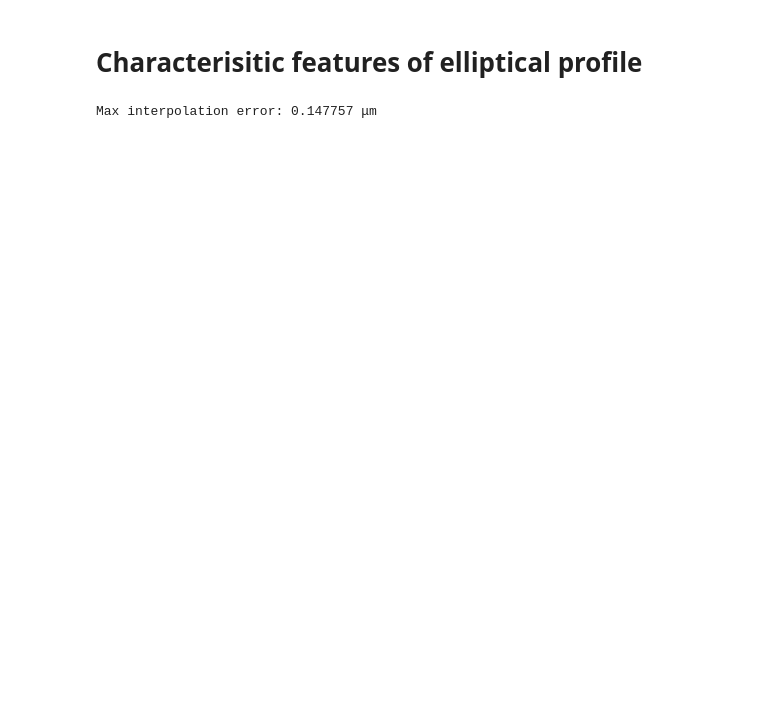
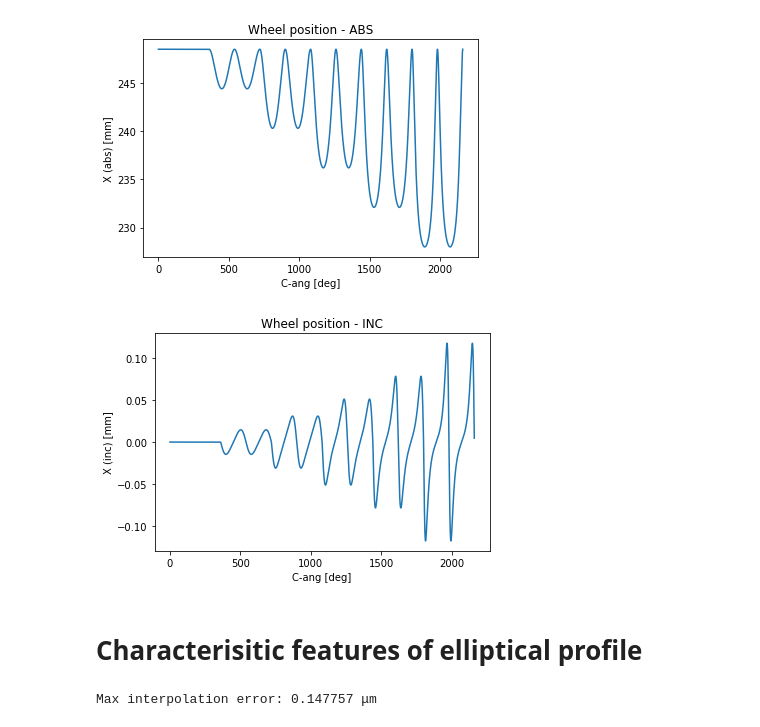
Before and after one commit to mbrijbhushan/cam_profile, a Jupyter notebook: Steer profile.ipynb, the cells around one changed output. Drawn from its saved outputs; the diff is of its cells as text; code cells hidden in the pictures; blank space fills up the shorter version.

```diff
--- a/Steer profile.ipynb
+++ b/Steer profile.ipynb
@@ -86,0 +110,18 @@ Depth of cut (max): 4100.00 μm/rev
+# %%
+#Generate C_inc, X_inc codes for the machine coordinates
+plt.figure();
+plt.plot(CR_vector[:,0],X_vector) #[mm] abs X - wheel center position
+plt.xlabel('C-ang [deg]')
+plt.ylabel('X (abs) [mm]')
+plt.title('Wheel position - ABS')
+
+C_inc_vector = np.hstack((0,np.diff(CR_vector[:,0])))
+X_inc_vector = np.hstack((0,np.diff(X_vector)))
+plt.figure();
+plt.plot(CR_vector[:,0],X_inc_vector) #[mm] inc X - wheel center position
+plt.xlabel('C-ang [deg]')
+plt.ylabel('X (inc) [mm]')
+plt.title('Wheel position - INC');
+# %% [output]
+[figure, added]
+[figure, added]
```
Also changed, not shown: parts of 19 cells of this notebook.
